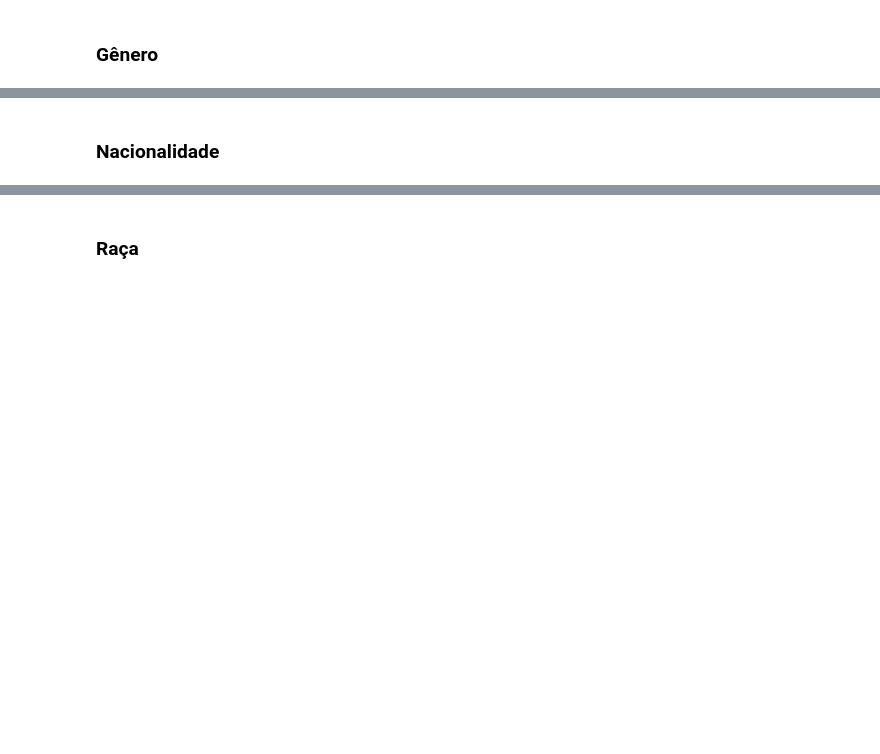
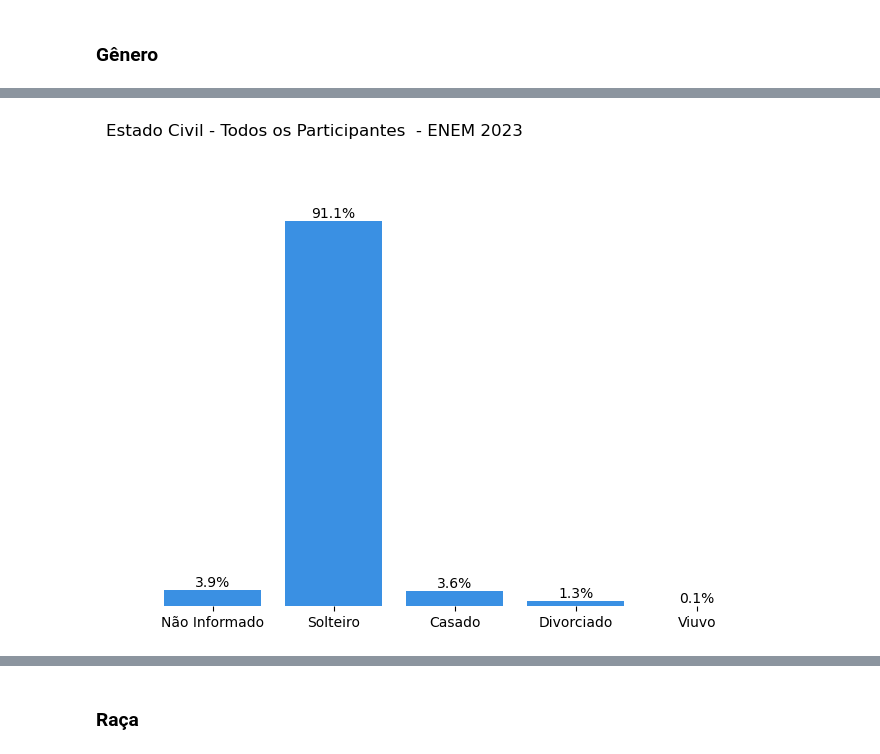
Before and after one commit to gabrielzerraa/EDA-ENEM_2023, a Jupyter notebook: ENEM 2023.ipynb, the cells around one changed output, grey strips where cells are left out. Drawn from its saved outputs; the diff is of its cells as text; code cells hidden in the pictures; blank space fills up the shorter version.

```diff
--- a/ENEM 2023.ipynb
+++ b/ENEM 2023.ipynb
@@ -555,35 +625,32 @@ plt.show()
 plt.figure(figsize=(9,6))
 
 ax = sns.countplot(df, x="TP_ESTADO_CIVIL", color='#1e90ff')
 #palette='Greys'
 
 # Adicionar Titulo
 ax.set_title('Estado Civil - Todos os Participantes  - ENEM 2023', loc='left', fontsize=12)
 
 # Remover os Eixos
 ax.set_xlabel('')
 ax.set_ylabel('')
 
 # Remover Gird
 ax.spines[['right', 'left', 'top', 'bottom']].set_visible(False)
 
 # Legendas
 plt.yticks([])
 plt.xticks([0, 1, 2, 3, 4], ['Não Informado', 'Solteiro', 'Casado', 'Divorciado', 'Viuvo'])
 
 # Total
 total = df['TP_ESTADO_CIVIL'].count()
 
-# Total
-total = df['TP_COR_RACA'].count()
-
 # Adicionar anotações nas barras
 ax.bar_label(ax.containers[0], fmt=lambda x: f'{(x/total)*100:0.1f}%')
 
 # Adicionar margens
 ax.margins(x=0.1, y=0.2)
 
 # Visualizar o gráfico
 plt.show()
+# %% [output]
+[figure, added]
-# %% [markdown]
-### Nacionalidade
```
Also changed, not shown: parts of 53 cells of this notebook.
